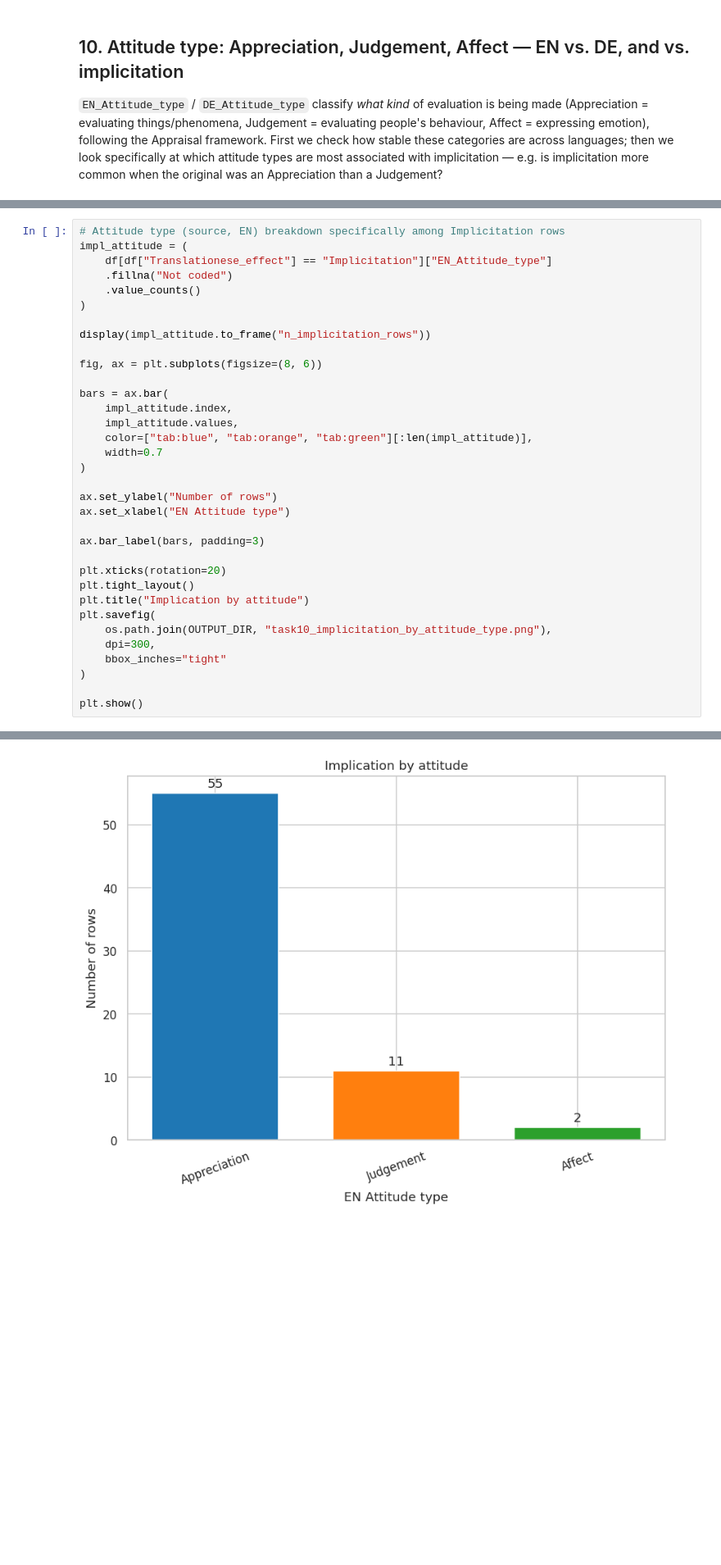
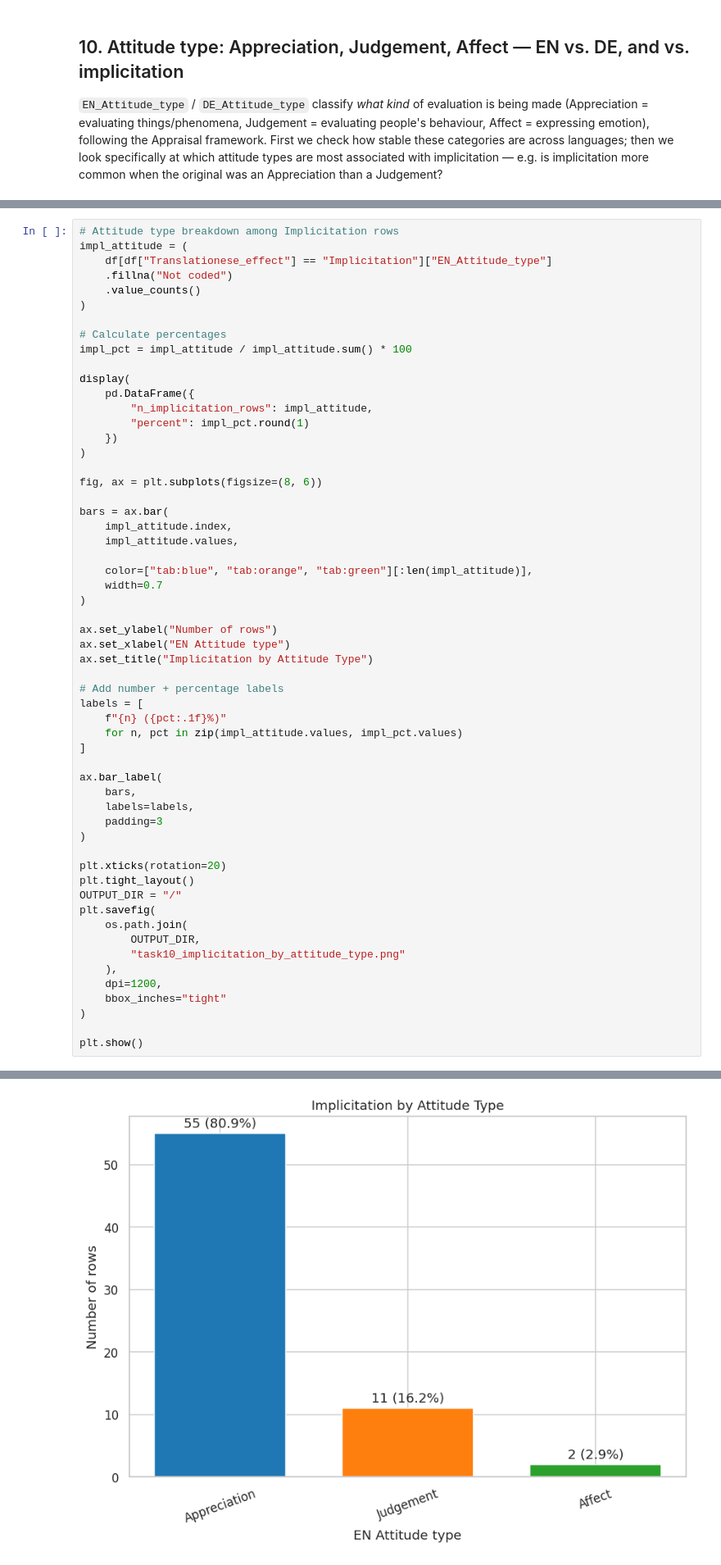
Before and after one commit to happy522/AttituTED-Corpus, a Jupyter notebook: NEW analysis/implicitation_study_analysis_with_titles.ipynb, the cells around one changed output, grey strips where cells are left out. Shown at 82% size. Saved outputs shown, nothing was run; the diff lists cells and outputs as text; blank space fills up the shorter version.

```diff
--- a/NEW analysis/implicitation_study_analysis_with_titles.ipynb
+++ b/NEW analysis/implicitation_study_analysis_with_titles.ipynb
@@ -737,35 +737,58 @@ plt.show()
 | Not coded/Non-evaluative | 0 | 5 | 3 | 33 |
 [figure]
 # %%
-# Attitude type (source, EN) breakdown specifically among Implicitation rows
+# Attitude type breakdown among Implicitation rows
 impl_attitude = (
     df[df["Translationese_effect"] == "Implicitation"]["EN_Attitude_type"]
     .fillna("Not coded")
     .value_counts()
 )
 
-display(impl_attitude.to_frame("n_implicitation_rows"))
+# Calculate percentages
+impl_pct = impl_attitude / impl_attitude.sum() * 100
+
+display(
+    pd.DataFrame({
+        "n_implicitation_rows": impl_attitude,
+        "percent": impl_pct.round(1)
+    })
+)
 
 fig, ax = plt.subplots(figsize=(8, 6))
 
 bars = ax.bar(
     impl_attitude.index,
     impl_attitude.values,
+
     color=["tab:blue", "tab:orange", "tab:green"][:len(impl_attitude)],
     width=0.7
 )
 
 ax.set_ylabel("Number of rows")
 ax.set_xlabel("EN Attitude type")
+ax.set_title("Implicitation by Attitude Type")
 
-ax.bar_label(bars, padding=3)
+# Add number + percentage labels
+labels = [
+    f"{n} ({pct:.1f}%)"
+    for n, pct in zip(impl_attitude.values, impl_pct.values)
+]
+
+ax.bar_label(
+    bars,
+    labels=labels,
+    padding=3
+)
 
 plt.xticks(rotation=20)
 plt.tight_layout()
-plt.title("Implication by attitude")
+OUTPUT_DIR = "/"
 plt.savefig(
-    os.path.join(OUTPUT_DIR, "task10_implicitation_by_attitude_type.png"),
-    dpi=300,
+    os.path.join(
+        OUTPUT_DIR,
+        "task10_implicitation_by_attitude_type.png"
+    ),
+    dpi=1200,
     bbox_inches="tight"
 )
 
@@ -779,4 +802,4 @@ plt.show()
-[figure, old version]
+[figure, new version]
 # %% [markdown]
 
 ## 11. Implicitation rate by domain
```
Also changed, not shown: parts of 4 cells of this notebook.
